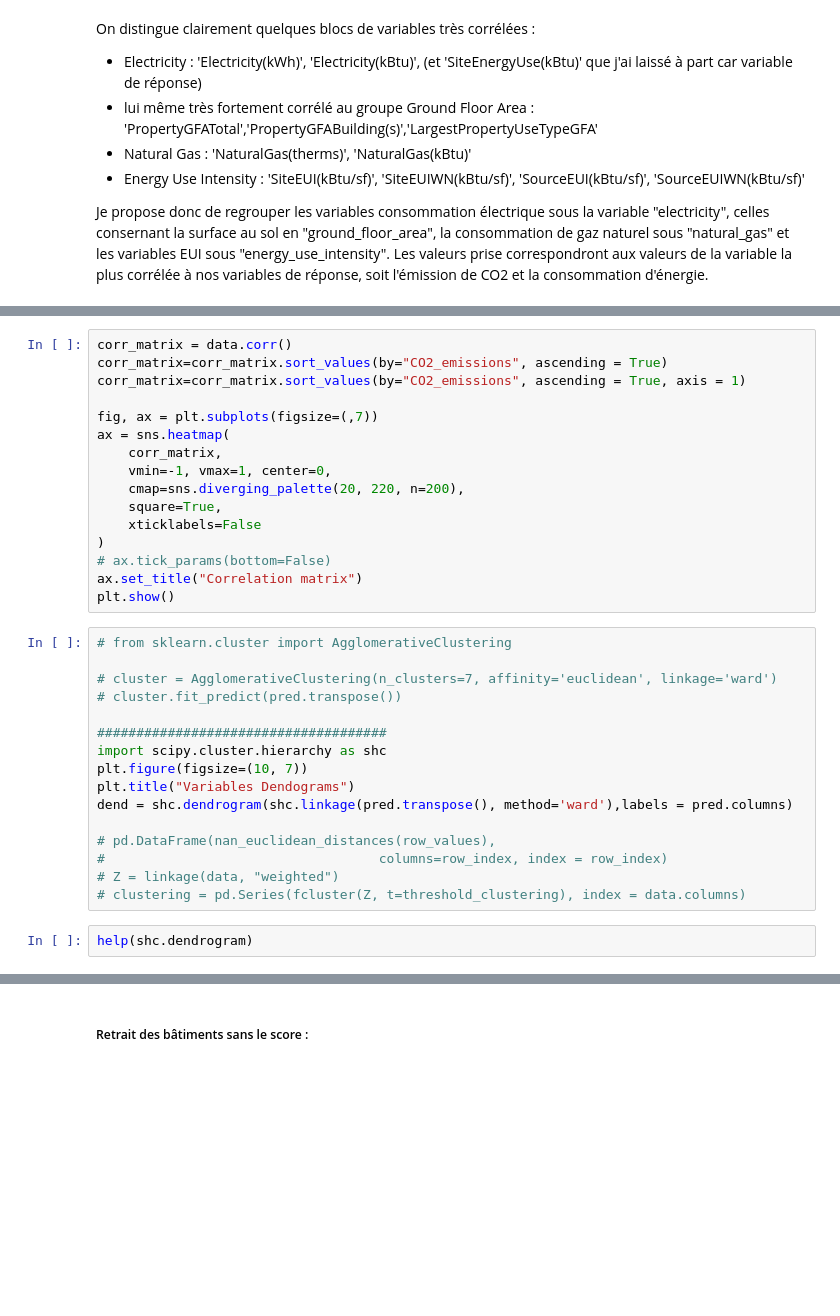
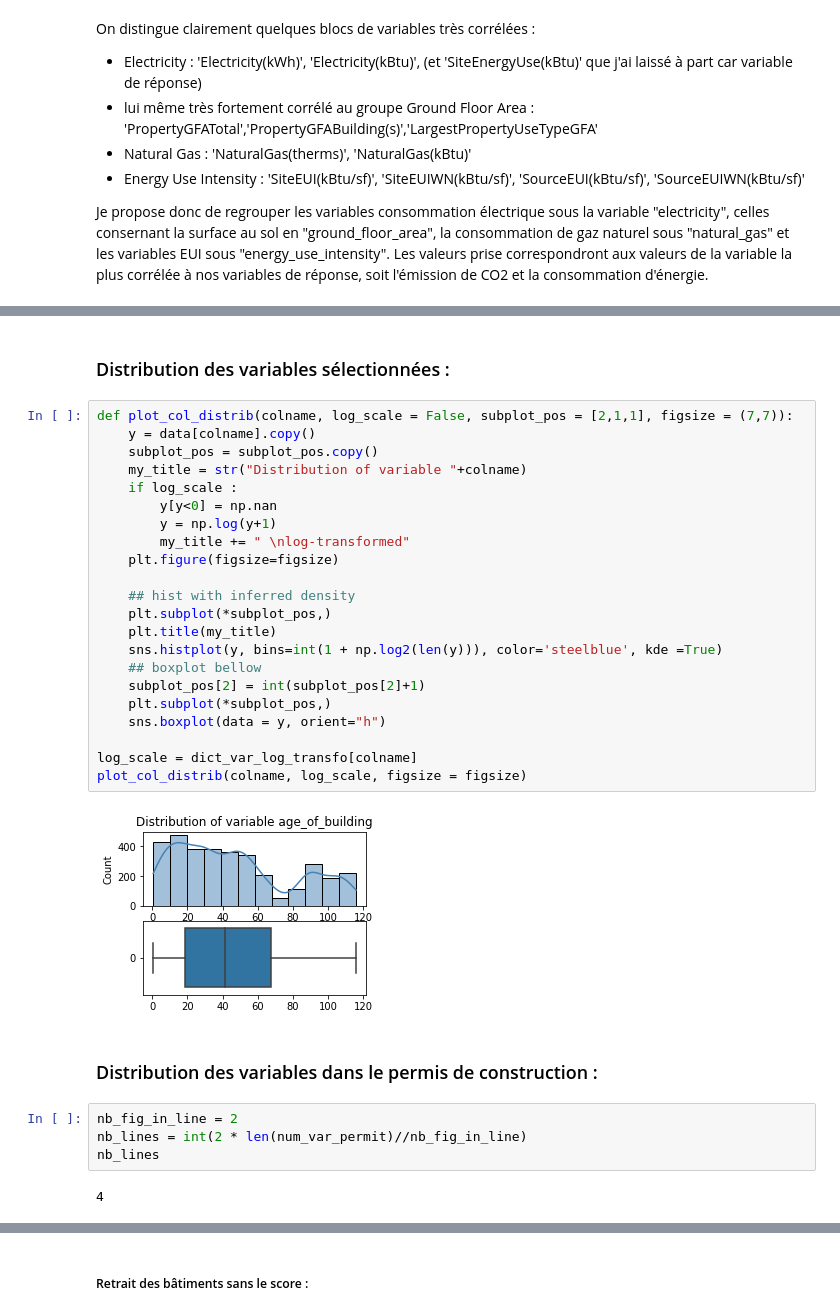
Before and after one commit to ClaireGayral/formation_openclassroom, a Jupyter notebook: P3_gayral_claire/preprocess.ipynb, the cells around one changed output, grey strips where cells are left out. Cells and saved outputs as stored; diff of their text form; blank space fills up the shorter version.

Commit message:
plt distrib mais pas boxplot en dessous de l'hist

```diff
--- a/P3_gayral_claire/preprocess.ipynb
+++ b/P3_gayral_claire/preprocess.ipynb
@@ -605,34 +592,34 @@ plt.show()
-# %%
-corr_matrix = data.corr()
-corr_matrix=corr_matrix.sort_values(by="CO2_emissions", ascending = True)
-corr_matrix=corr_matrix.sort_values(by="CO2_emissions", ascending = True, axis = 1)
-
-fig, ax = plt.subplots(figsize=(,7))
-ax = sns.heatmap(
-    corr_matrix,
-    vmin=-1, vmax=1, center=0,
-    cmap=sns.diverging_palette(20, 220, n=200),
-    square=True,
-    xticklabels=False
-)
-# ax.tick_params(bottom=False)
-ax.set_title("Correlation matrix")
-plt.show()
-# %%
-# from sklearn.cluster import AgglomerativeClustering
-
-# cluster = AgglomerativeClustering(n_clusters=7, affinity='euclidean', linkage='ward')
-# cluster.fit_predict(pred.transpose())
-
-#####################################
-import scipy.cluster.hierarchy as shc
-plt.figure(figsize=(10, 7))
-plt.title("Variables Dendograms")
-dend = shc.dendrogram(shc.linkage(pred.transpose(), method='ward'),labels = pred.columns)
-
-# pd.DataFrame(nan_euclidean_distances(row_values),
-#                                   columns=row_index, index = row_index)
-# Z = linkage(data, "weighted")
-# clustering = pd.Series(fcluster(Z, t=threshold_clustering), index = data.columns)
-# %%
-help(shc.dendrogram)
+# %% [markdown]
+### Distribution des variables sélectionnées :
+# %%
+def plot_col_distrib(colname, log_scale = False, subplot_pos = [2,1,1], figsize = (7,7)):
+    y = data[colname].copy()
+    subplot_pos = subplot_pos.copy()
+    my_title = str("Distribution of variable "+colname)
+    if log_scale :
+        y[y<0] = np.nan
+        y = np.log(y+1)
+        my_title += " \nlog-transformed"
+    plt.figure(figsize=figsize)
+
+    ## hist with inferred density
+    plt.subplot(*subplot_pos,)
+    plt.title(my_title)
+    sns.histplot(y, bins=int(1 + np.log2(len(y))), color='steelblue', kde =True)
+    ## boxplot bellow
+    subplot_pos[2] = int(subplot_pos[2]+1)
+    plt.subplot(*subplot_pos,)
+    sns.boxplot(data = y, orient="h")
+
+log_scale = dict_var_log_transfo[colname]
+plot_col_distrib(colname, log_scale, figsize = figsize)
+# %% [output]
+[figure, added]
+# %% [markdown]
+### Distribution des variables dans le permis de construction :
+# %%
+nb_fig_in_line = 2
+nb_lines = int(2 * len(num_var_permit)//nb_fig_in_line)
+nb_lines
+# %% [output]
+4
```
Also changed, not shown: parts of 27 cells of this notebook, 1 other file.
